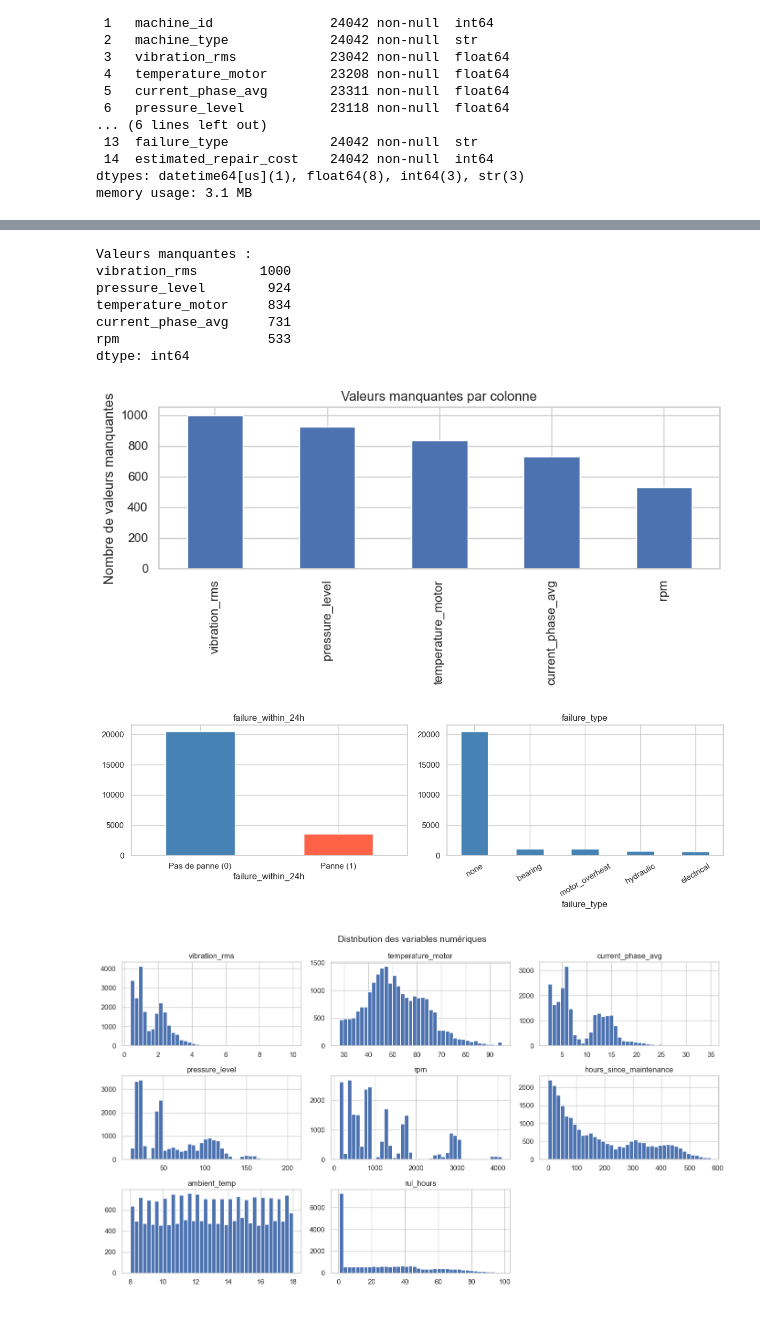
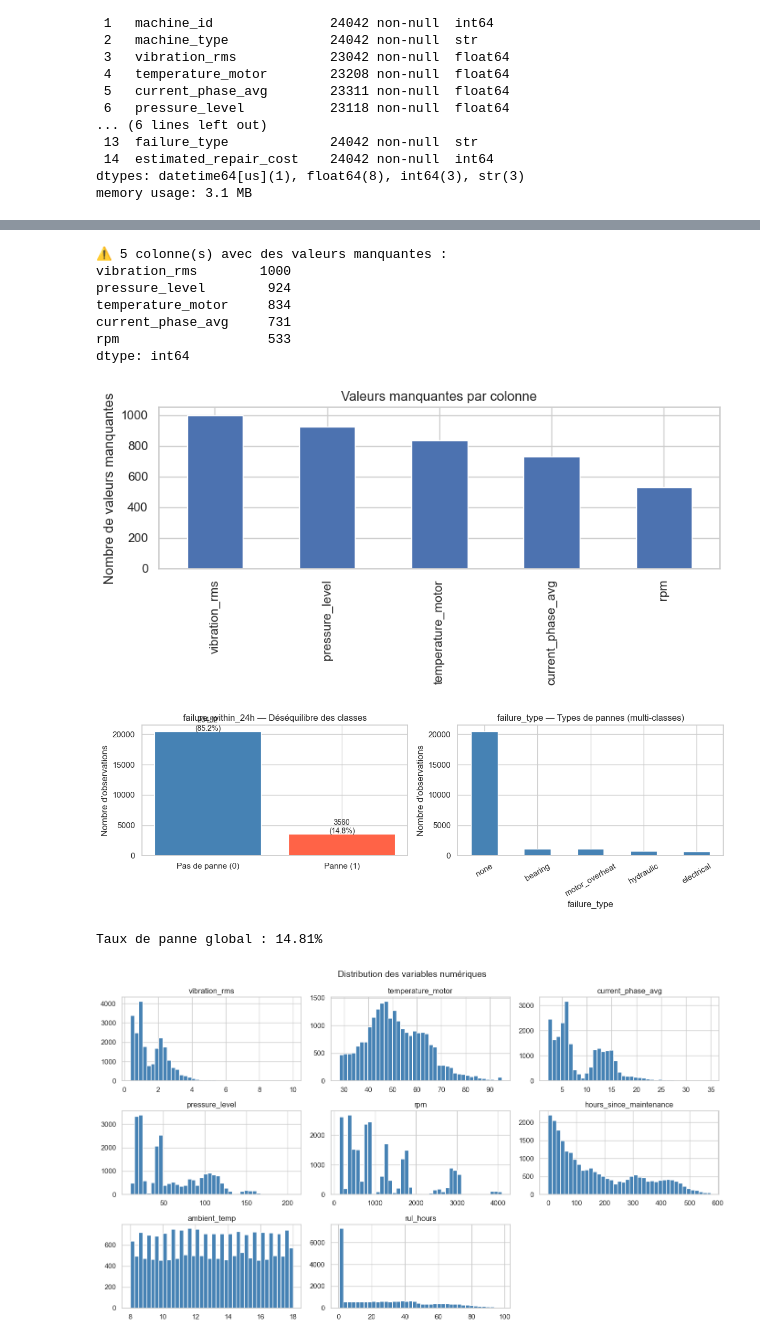
Before and after one commit to Remi-Petit/Data-Science-EFREI, a Jupyter notebook: IA/Sujet_1/notebook/maintenance_ml.ipynb, the cells around one changed output, grey strips where cells are left out. Drawn from its saved outputs; the diff is of its cells as text; code cells hidden in the pictures.

```diff
--- a/IA/Sujet_1/notebook/maintenance_ml.ipynb
+++ b/IA/Sujet_1/notebook/maintenance_ml.ipynb
@@ -67,17 +106,20 @@ df.describe()
 # %%
-# Valeurs manquantes
+# 3.1 Valeurs manquantes
+# Si une colonne a beaucoup de NaN, on peut l'imputer (médiane, moyenne) ou la supprimer
 missing = df.isnull().sum()
 missing = missing[missing > 0].sort_values(ascending=False)
-print('Valeurs manquantes :')
-print(missing)
 
-if not missing.empty:
+if missing.empty:
+    print("✅ Aucune valeur manquante détectée.")
+else:
+    print(f"⚠️ {len(missing)} colonne(s) avec des valeurs manquantes :")
+    print(missing)
     missing.plot(kind='bar', figsize=(8, 4), title='Valeurs manquantes par colonne')
     plt.ylabel('Nombre de valeurs manquantes')
     plt.tight_layout()
     plt.show()
 # %% [output]
-Valeurs manquantes :
+⚠️ 5 colonne(s) avec des valeurs manquantes :
 vibration_rms        1000
 pressure_level        924
 temperature_motor     834
@@ -86,19 +128,30 @@ rpm                   533
 dtype: int64
 [figure]
 # %%
-# Distribution de la variable cible
+# 3.2 Distribution des variables cibles
+# ⚠️ Si failure_within_24h est très déséquilibré (ex: 90% de 0 et 10% de 1),
+#    un modèle "naïf" qui prédit toujours 0 aurait 90% d'accuracy — mais serait inutile !
+#    → On utilisera des métriques adaptées : ROC-AUC, Recall, F1-score
+
 fig, axes = plt.subplots(1, 2, figsize=(12, 4))
 
-df['failure_within_24h'].value_counts().plot(kind='bar', ax=axes[0], color=['steelblue', 'tomato'])
-axes[0].set_title('failure_within_24h')
-axes[0].set_xticklabels(['Pas de panne (0)', 'Panne (1)'], rotation=0)
+counts = df['failure_within_24h'].value_counts()
+axes[0].bar(['Pas de panne (0)', 'Panne (1)'], counts.values, color=['steelblue', 'tomato'])
+axes[0].set_title('failure_within_24h — Déséquilibre des classes')
+axes[0].set_ylabel('Nombre d\'observations')
+for i, v in enumerate(counts.values):
+    axes[0].text(i, v + 50, f'{v}\n({v/len(df)*100:.1f}%)', ha='center', fontsize=10)
 
 df['failure_type'].value_counts().plot(kind='bar', ax=axes[1], color='steelblue')
-axes[1].set_title('failure_type')
+axes[1].set_title('failure_type — Types de pannes (multi-classes)')
 axes[1].tick_params(axis='x', rotation=30)
+axes[1].set_ylabel('Nombre d\'observations')
 
 plt.tight_layout()
 plt.show()
+
+print(f"\nTaux de panne global : {df['failure_within_24h'].mean():.2%}")
 # %% [output]
-[figure, old version]
+[figure, new version]
+Taux de panne global : 14.81%
 # %%
```
Also changed, not shown: parts of 30 cells of this notebook.
